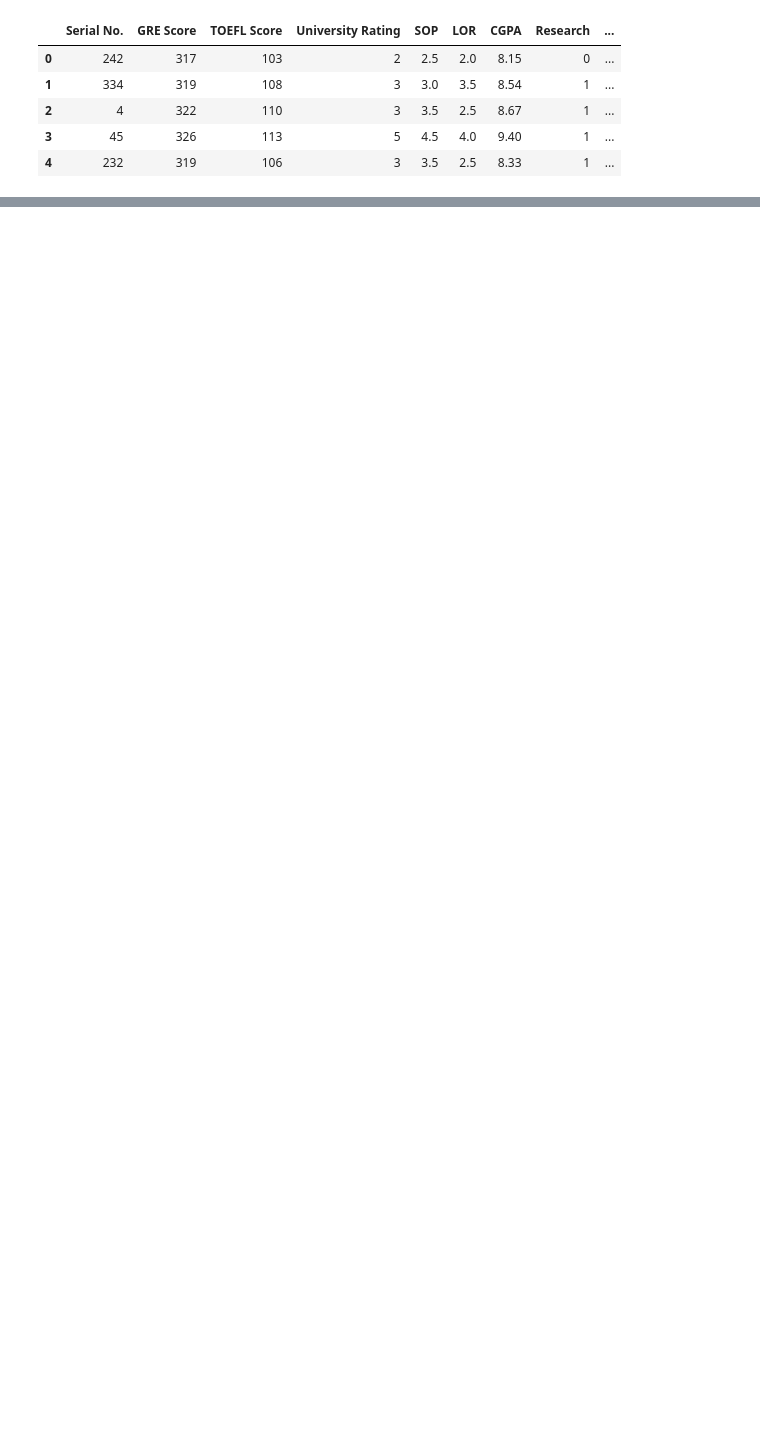
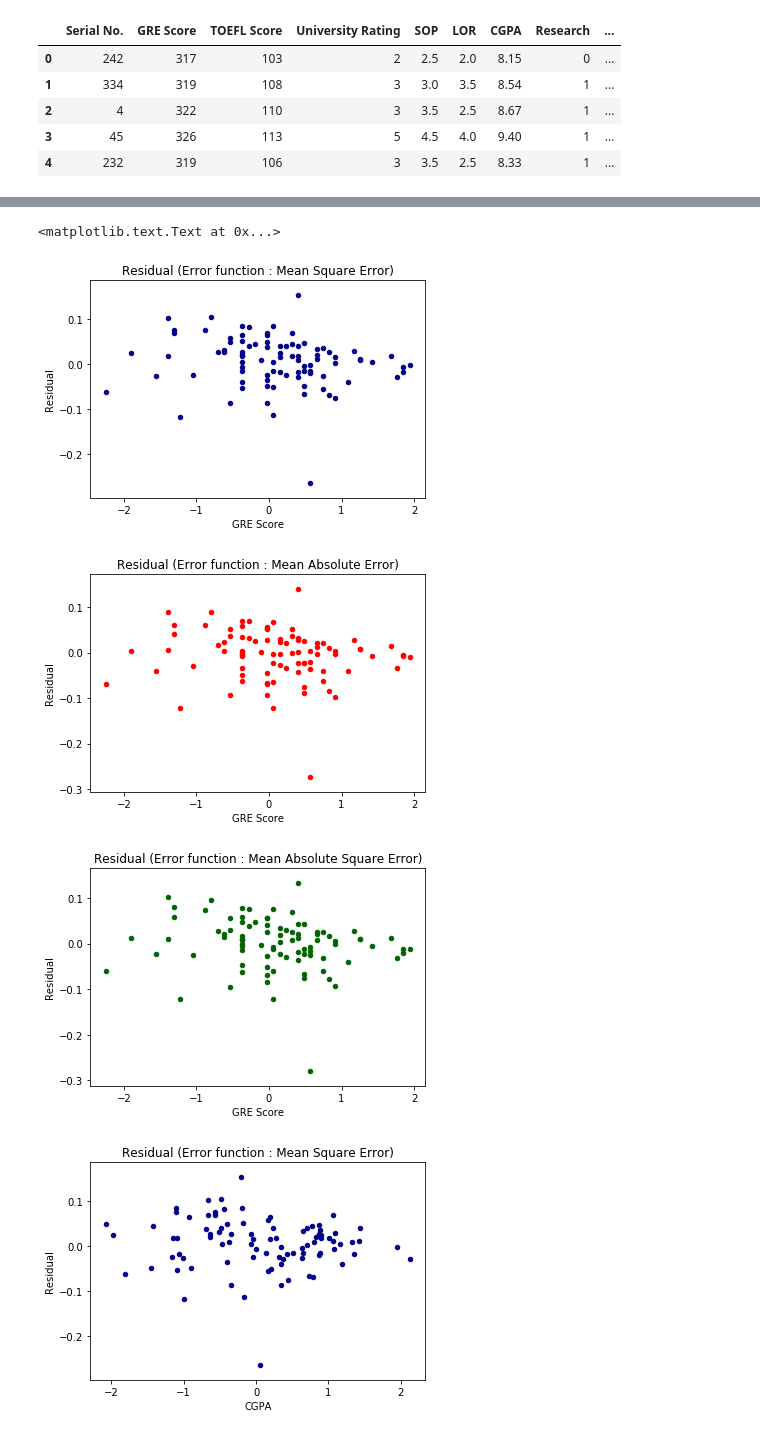
Before and after one commit to tarun0409/smai-assignment-2, a Jupyter notebook: q-1-3.ipynb, the cells around one changed output, grey strips where cells are left out. Cells and saved outputs as stored; diff of their text form; code cells hidden in the pictures; blank space fills up the shorter version.

```diff
--- a/q-1-3.ipynb
+++ b/q-1-3.ipynb
@@ -136,0 +235,19 @@ Test set error : 0.06240717928287569
+# %%
+ax1 = res_df_mse.plot.scatter(x='GRE Score', y='Residual', c='DarkBlue')
+ax1.set_title('Residual (Error function : Mean Square Error)')
+ax2 = res_df_mae.plot.scatter(x='GRE Score', y='Residual', c='Red')
+ax2.set_title('Residual (Error function : Mean Absolute Error)')
+ax3 = res_df_mape.plot.scatter(x='GRE Score', y='Residual', c='DarkGreen')
+ax3.set_title('Residual (Error function : Mean Absolute Square Error)')
+ax4 = res_df_mse.plot.scatter(x='CGPA', y='Residual', c='DarkBlue')
+ax4.set_title('Residual (Error function : Mean Square Error)')
+ax5 = res_df_mae.plot.scatter(x='CGPA', y='Residual', c='Red')
+ax5.set_title('Residual (Error function : Mean Absolute Error)')
+ax6 = res_df_mape.plot.scatter(x='CGPA', y='Residual', c='DarkGreen')
+ax6.set_title('Residual (Error function : Mean Absolute Square Error)')
+# %% [output]
+<matplotlib.text.Text at 0x...>
+[figure, added]
+[figure, added]
+[figure, added]
+[figure, added]
```
Also changed, not shown: parts of 6 cells of this notebook, 6 other files.
